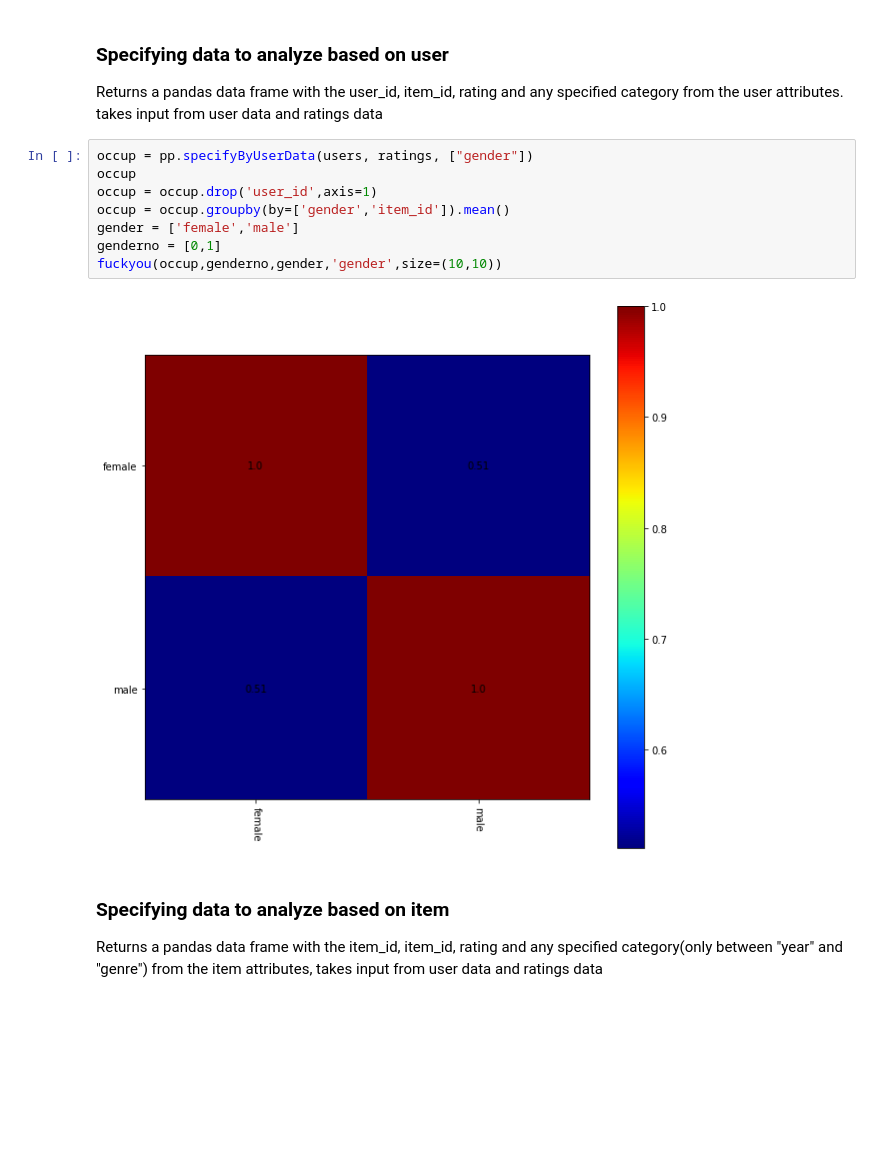
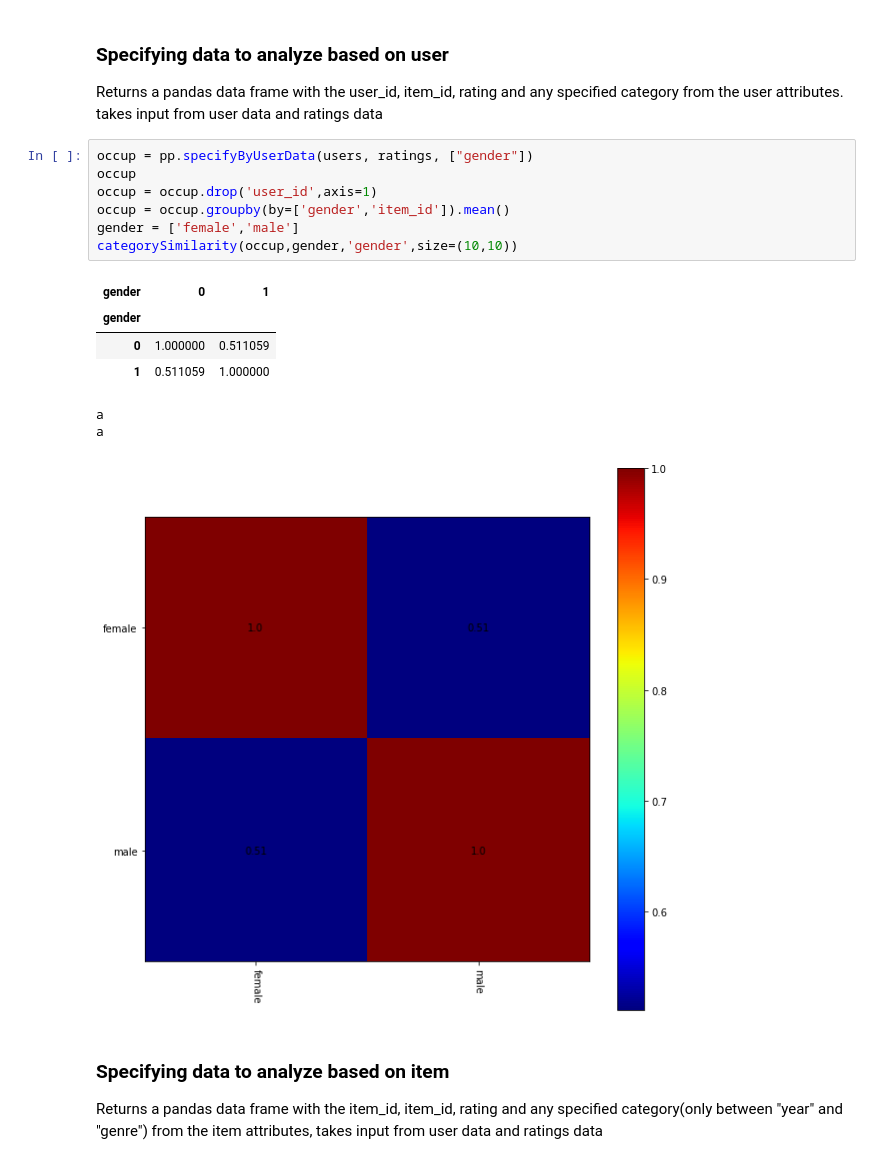
Before and after one commit to Xevenst/MovLensDataSet, a Jupyter notebook: preprocessingEx.ipynb, the cells around one changed output. Cells and saved outputs as stored; diff of their text form; blank space fills up the shorter version.

```diff
--- a/preprocessingEx.ipynb
+++ b/preprocessingEx.ipynb
@@ -170,12 +193,17 @@ Returns a pandas data frame with the user_id, item_id, rating and any specified
 # %%
 occup = pp.specifyByUserData(users, ratings, ["gender"])
 occup
 occup = occup.drop('user_id',axis=1)
 occup = occup.groupby(by=['gender','item_id']).mean()
 gender = ['female','male']
-genderno = [0,1]
-fuckyou(occup,genderno,gender,'gender',size=(10,10))
+categorySimilarity(occup,gender,'gender',size=(10,10))
 # %% [output]
+| gender | 0 | 1 |
+| gender |  |  |
+| 0 | 1.000000 | 0.511059 |
+| 1 | 0.511059 | 1.000000 |
+a
+a
 [figure]
 # %% [markdown]
 <h3>Specifying data to analyze based on item</h3>
```
Also changed, not shown: parts of 7 cells of this notebook, 1 other file.
